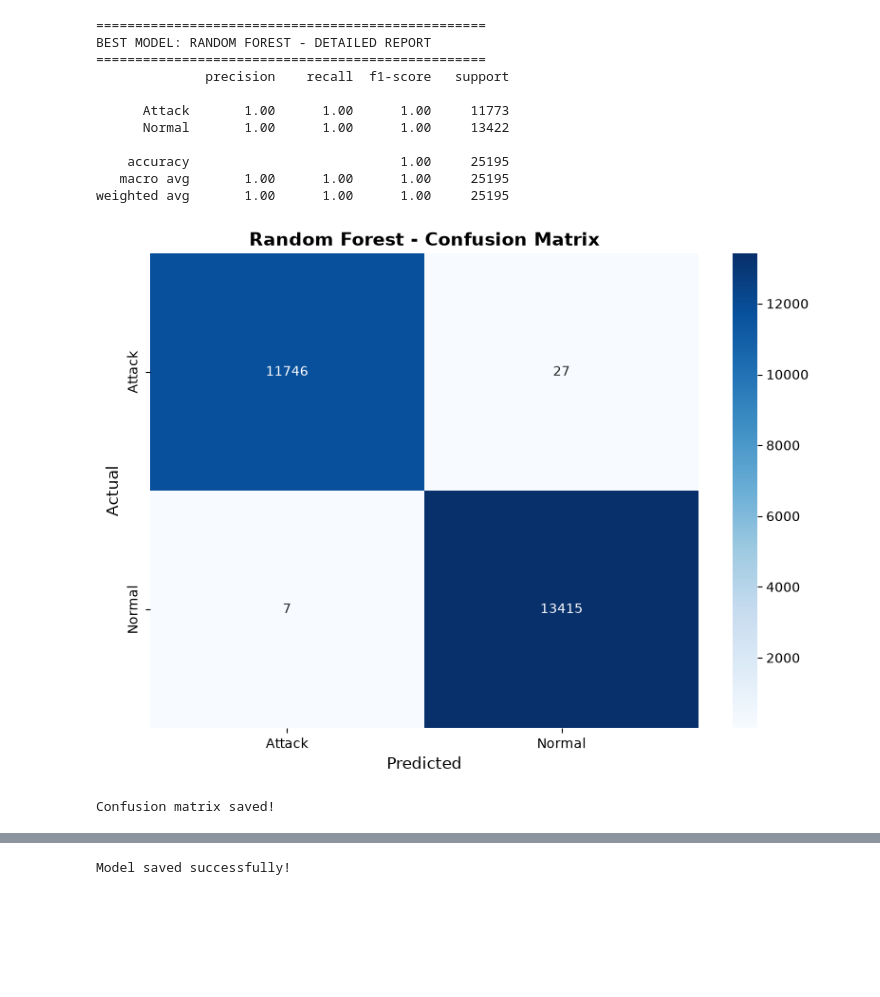
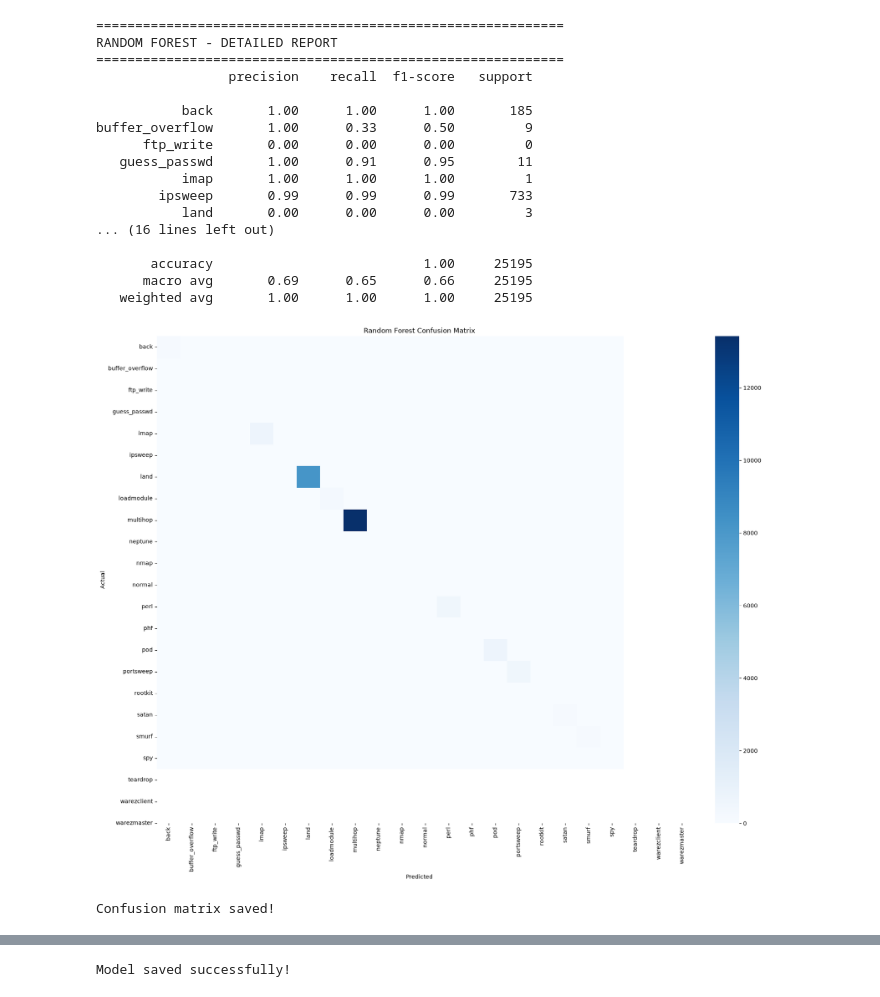
Before and after one commit to Alexendra-hash/nids-mL-flask, a Jupyter notebook: NIDS_Project.ipynb, the cells around one changed output, grey strips where cells are left out. Saved outputs shown, nothing was run; the diff lists cells and outputs as text; code cells hidden in the pictures; blank space fills up the shorter version.

```diff
--- a/NIDS_Project.ipynb
+++ b/NIDS_Project.ipynb
@@ -136,38 +228,58 @@ print("Chart saved!")
 Chart saved!
 # %%
-# Detailed evaluation of best model (Random Forest)
-print("=" * 50)
-print("BEST MODEL: RANDOM FOREST - DETAILED REPORT")
-print("=" * 50)
-print(classification_report(y_test, rf_pred,
-      target_names=['Attack', 'Normal']))
+# Detailed evaluation of Random Forest
+print("=" * 60)
+print("RANDOM FOREST - DETAILED REPORT")
+print("=" * 60)
+
+print(classification_report(
+    y_test,
+    rf_pred,
+    labels=range(len(label_encoder.classes_)),
+    target_names=label_encoder.classes_,
+    zero_division=0
+))
 
 # Confusion Matrix
 cm = confusion_matrix(y_test, rf_pred)
-plt.figure(figsize=(8, 6))
-sns.heatmap(cm, annot=True, fmt='d', cmap='Blues',
-            xticklabels=['Attack', 'Normal'],
-            yticklabels=['Attack', 'Normal'])
-plt.title('Random Forest - Confusion Matrix', fontsize=14, fontweight='bold')
-plt.ylabel('Actual', fontsize=12)
-plt.xlabel('Predicted', fontsize=12)
+
+plt.figure(figsize=(18, 14))
+
+sns.heatmap(
+    cm,
+    cmap="Blues",
+    xticklabels=label_encoder.classes_,
+    yticklabels=label_encoder.classes_
+)
+
+plt.title("Random Forest Confusion Matrix")
+plt.xlabel("Predicted")
+plt.ylabel("Actual")
+
 plt.tight_layout()
-plt.savefig('confusion_matrix.png', dpi=150)
+plt.savefig("confusion_matrix.png", dpi=150)
 plt.show()
+
 print("Confusion matrix saved!")
 # %% [output]
-==================================================
-BEST MODEL: RANDOM FOREST - DETAILED REPORT
-==================================================
-              precision    recall  f1-score   support
+============================================================
+RANDOM FOREST - DETAILED REPORT
+============================================================
+                 precision    recall  f1-score   support
 
-      Attack       1.00      1.00      1.00     11773
-      Normal       1.00      1.00      1.00     13422
+           back       1.00      1.00      1.00       185
+buffer_overflow       1.00      0.33      0.50         9
+      ftp_write       0.00      0.00      0.00         0
+   guess_passwd       1.00      0.91      0.95        11
+           imap       1.00      1.00      1.00         1
+        ipsweep       0.99      0.99      0.99       733
+           land       0.00      0.00      0.00         3
+... (16 lines left out)
 
-    accuracy                           1.00     25195
-   macro avg       1.00      1.00      1.00     25195
-weighted avg       1.00      1.00      1.00     25195
+       accuracy                           1.00     25195
+      macro avg       0.69      0.65      0.66     25195
+   weighted avg       1.00      1.00      1.00     25195
-[figure, old version]
+[figure, new version]
 Confusion matrix saved!
 # %%
 # Summary
```
Also changed, not shown: parts of 20 cells of this notebook, 11 other files.
